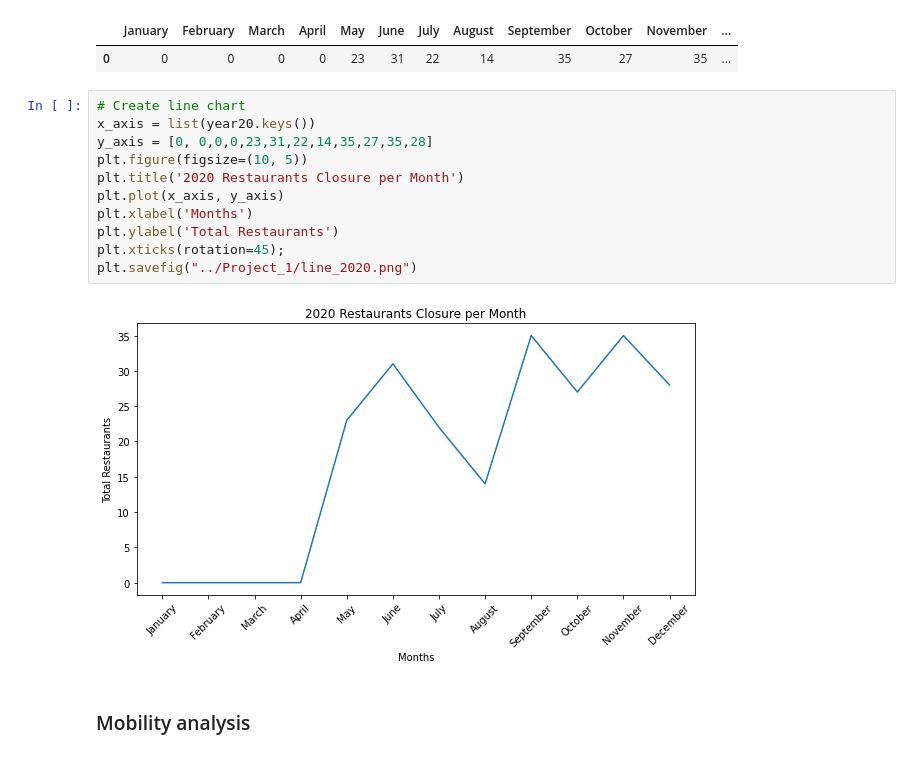
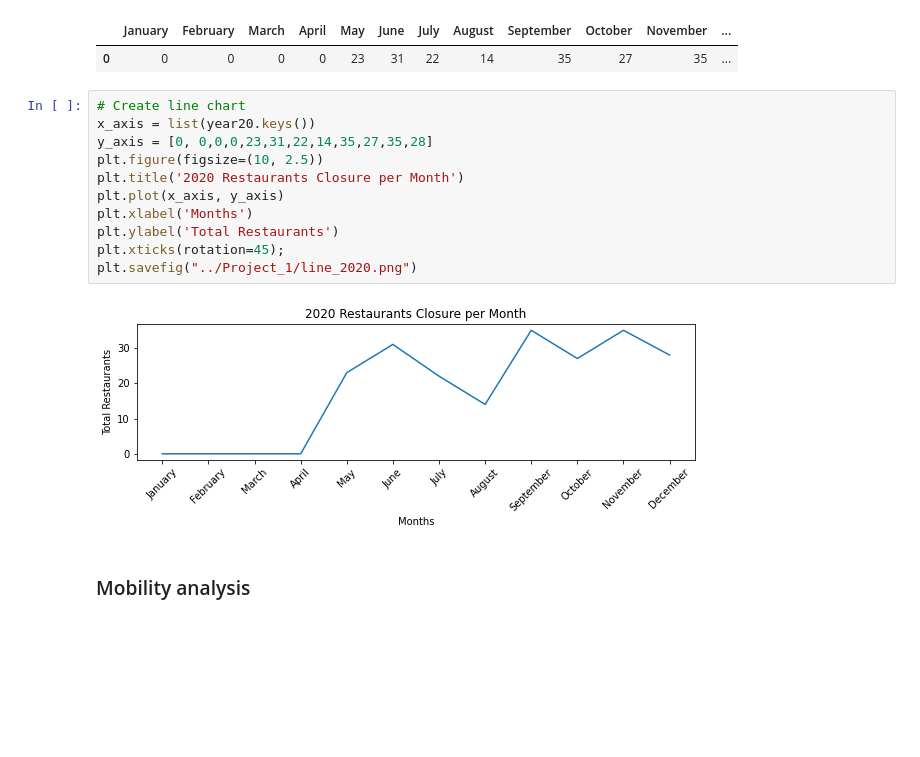
Before and after one commit to Josh-Weidenaar/Project_1, a Jupyter notebook: Main.ipynb, the cells around one changed output. Drawn from its saved outputs; the diff is of its cells as text; blank space fills up the shorter version.

```diff
--- a/Main.ipynb
+++ b/Main.ipynb
@@ -215,16 +215,16 @@ year20
 # %%
 # Create line chart
 x_axis = list(year20.keys())
 y_axis = [0, 0,0,0,23,31,22,14,35,27,35,28]
-plt.figure(figsize=(10, 5))
+plt.figure(figsize=(10, 2.5))
 plt.title('2020 Restaurants Closure per Month')
 plt.plot(x_axis, y_axis)
 plt.xlabel('Months')
 plt.ylabel('Total Restaurants')
 plt.xticks(rotation=45);
 plt.savefig("../Project_1/line_2020.png")
 # %% [output]
-[figure, old version]
+[figure, new version]
 # %% [markdown]
 ### Mobility analysis
 # %%
```
Also changed, not shown: 1 other file.
